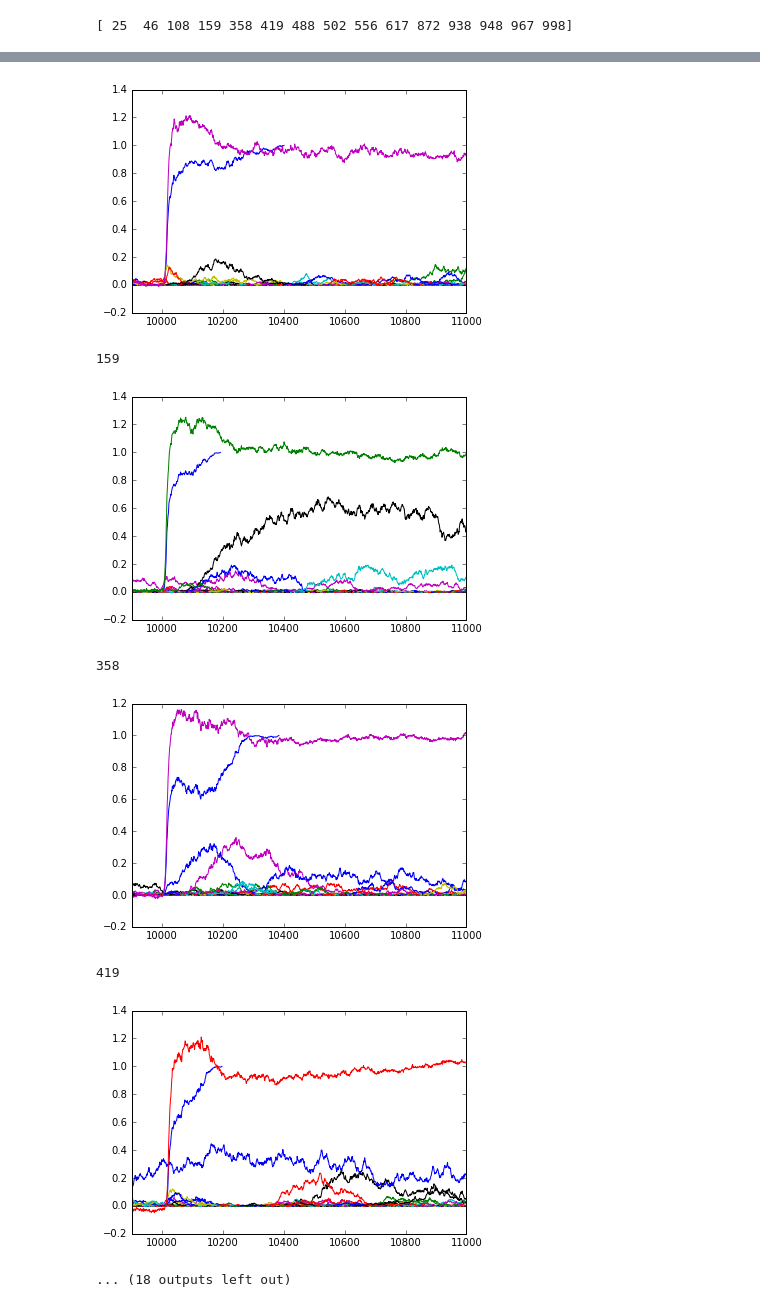
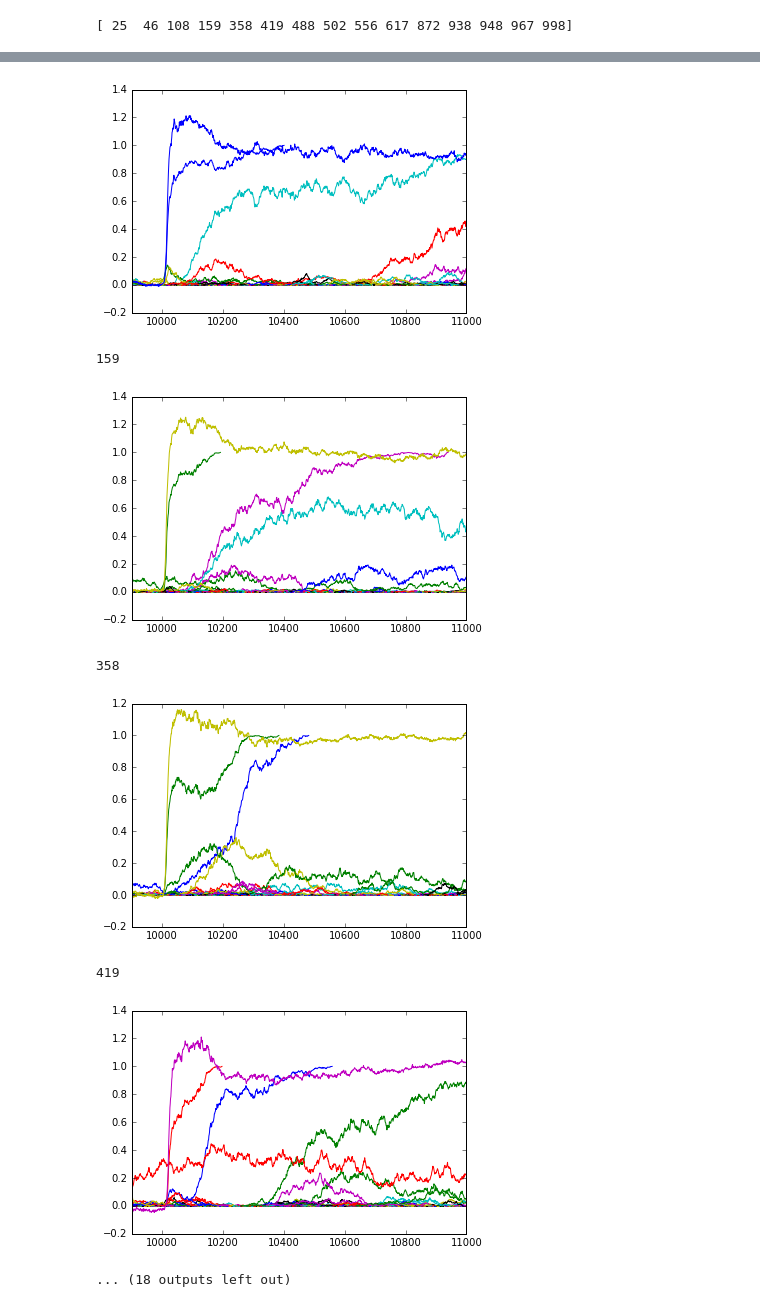
Before and after one commit to molpopgen/qtrait_paper, a Jupyter notebook: BoGPoster/WeirdReplicates.ipynb, the cells around one changed output, grey strips where cells are left out. Drawn from its saved outputs; the diff is of its cells as text; code cells hidden in the pictures.

```diff
--- a/BoGPoster/WeirdReplicates.ipynb
+++ b/BoGPoster/WeirdReplicates.ipynb
@@ -41,7 +41,7 @@ print UREPS
 # %%
 for REPNO in UREPS:
     print REPNO
-    REP25=BIG[BIG.rep==REPNO]
+    REP25=f[f.rep==REPNO]
     REP25G=REP25.groupby(['pos','esize','origin'])
     L25=l[l.rep==REPNO]
     L25g=L25.groupby(['pos','esize','origin'])
@@ -64,9 +64,9 @@ for REPNO in UREPS:
 108
-[figure, old version]
+[figure, new version]
 159
-[figure, old version]
+[figure, new version]
 358
-[figure, old version]
+[figure, new version]
 419
-[figure, old version]
+[figure, new version]
 ... (18 outputs left out)
```
Also changed, not shown: parts of 1 cell of this notebook.
